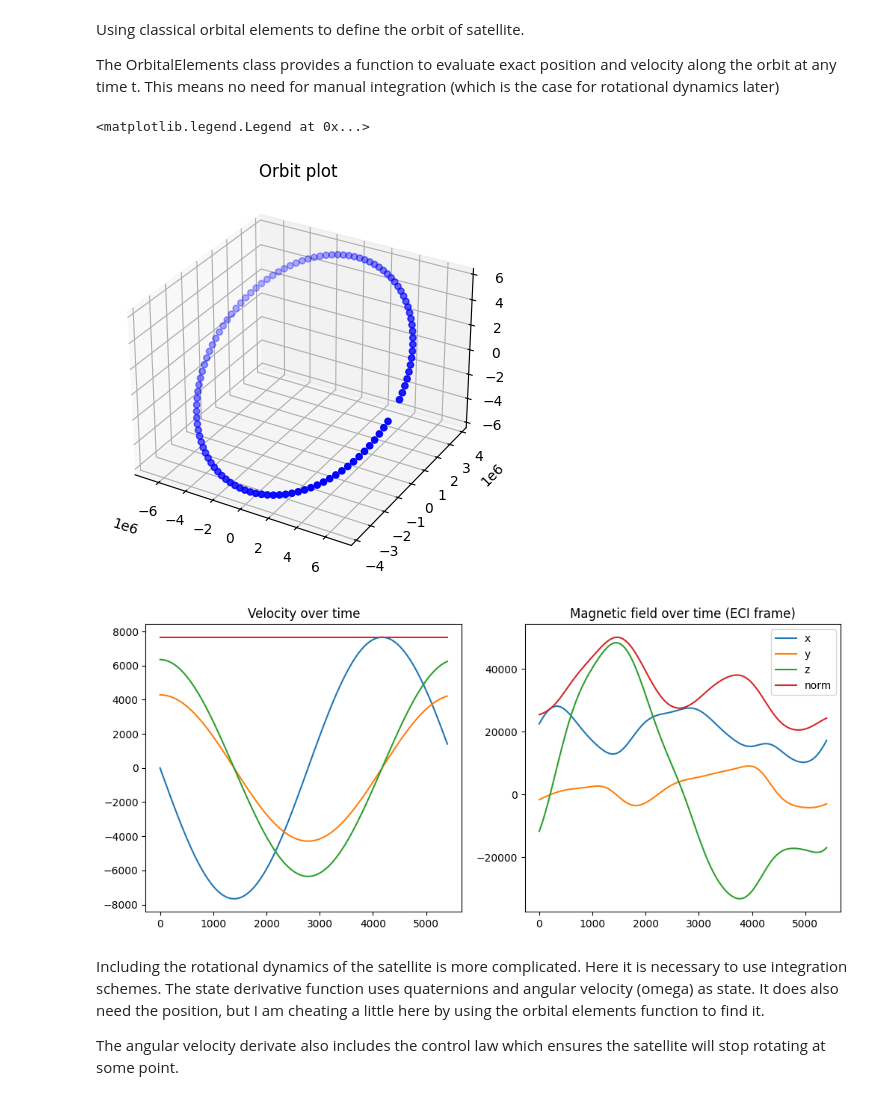
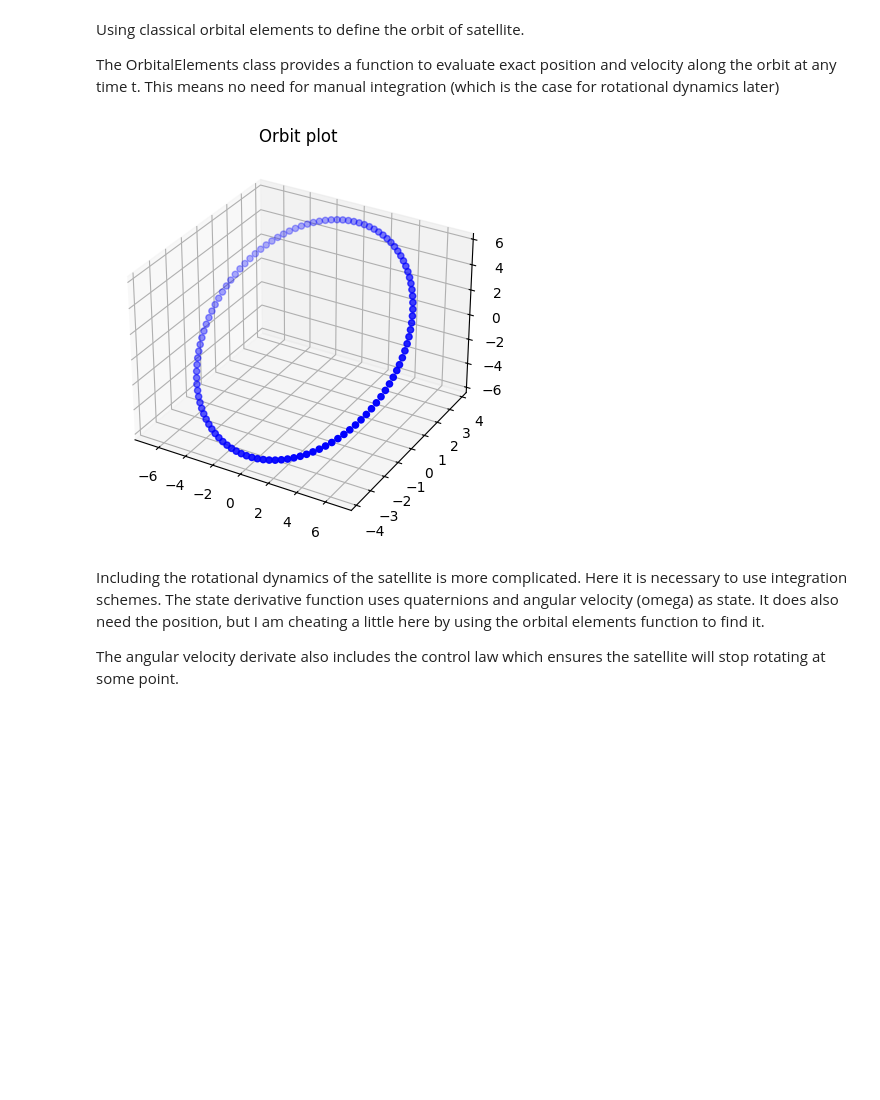
Before and after one commit to sondrp/ADCS-detumble-simulation, a Jupyter notebook: main.ipynb, the cells around one changed output. Saved outputs shown, nothing was run; the diff lists cells and outputs as text; code cells hidden in the pictures; blank space fills up the shorter version.

```diff
--- a/main.ipynb
+++ b/main.ipynb
@@ -38,7 +38,7 @@ orbital_elements = OrbitalElements(
 )
 # %%
 h = 50         # stepsize can be huge, since there is no dependence on previous state
-t_final = 5400  # 90 minutes (almost one full orbit)
+t_final = 92*60  # 90 minutes (almost one full orbit)
 steps = int(t_final / h)
 
 t_orbit = np.linspace(0, t_final, steps)
@@ -49,38 +49,39 @@ mag_orbit = np.zeros((steps, 3))
 for i, t in enumerate(t_orbit):
     x, v = orbital_elements.evaluate(t)
     mag = evaluate_magnetic_field_inertial(x)
 
     x_orbit[i] = x
     v_orbit[i] = v
     mag_orbit[i] = mag
 
+x_orbit /= 1000000
+
 fig3d = plt.figure(figsize=(6, 5))
 ax3d = fig3d.add_subplot(111, projection="3d")
 ax3d.scatter(x_orbit[:, 0], x_orbit[:, 1], x_orbit[:, 2], c="b", marker="o")
 ax3d.set_title("Orbit plot")
 
-
+"""
 fig, axs = plt.subplots(1, 2, figsize=(12, 5))
 ax1, ax2 = axs[0:2]
 
 vnorm = [np.linalg.norm(v) for v in v_orbit]
 ax1.plot(t_orbit, v_orbit[:, 0])
 ax1.plot(t_orbit, v_orbit[:, 1])
 ax1.plot(t_orbit, v_orbit[:, 2])
 ax1.plot(t_orbit, vnorm, label="norm")
 ax1.set_title("Velocity over time")
 
 magnorm = [np.linalg.norm(mag) for mag in mag_orbit]
 ax2.plot(t_orbit, mag_orbit[:, 0], label="x")
 ax2.plot(t_orbit, mag_orbit[:, 1], label="y")
 ax2.plot(t_orbit, mag_orbit[:, 2], label="z")
 ax2.plot(t_orbit, magnorm, label="norm")
 ax2.set_title("Magnetic field over time (ECI frame)")
-ax2.legend()
+ax2.legend() """
+plt.show()
 # %% [output]
-<matplotlib.legend.Legend at 0x...>
-[figure, old version]
+[figure, new version]
-[figure, removed]
 # %% [markdown]
 Including the rotational dynamics of the satellite is more complicated. Here it is necessary to use integration schemes. The state derivative function uses quaternions and angular velocity (omega) as state. It does also need the position, but I am cheating a little here by using the orbital elements function to find it.
 
```
Also changed, not shown: 3 other files.
